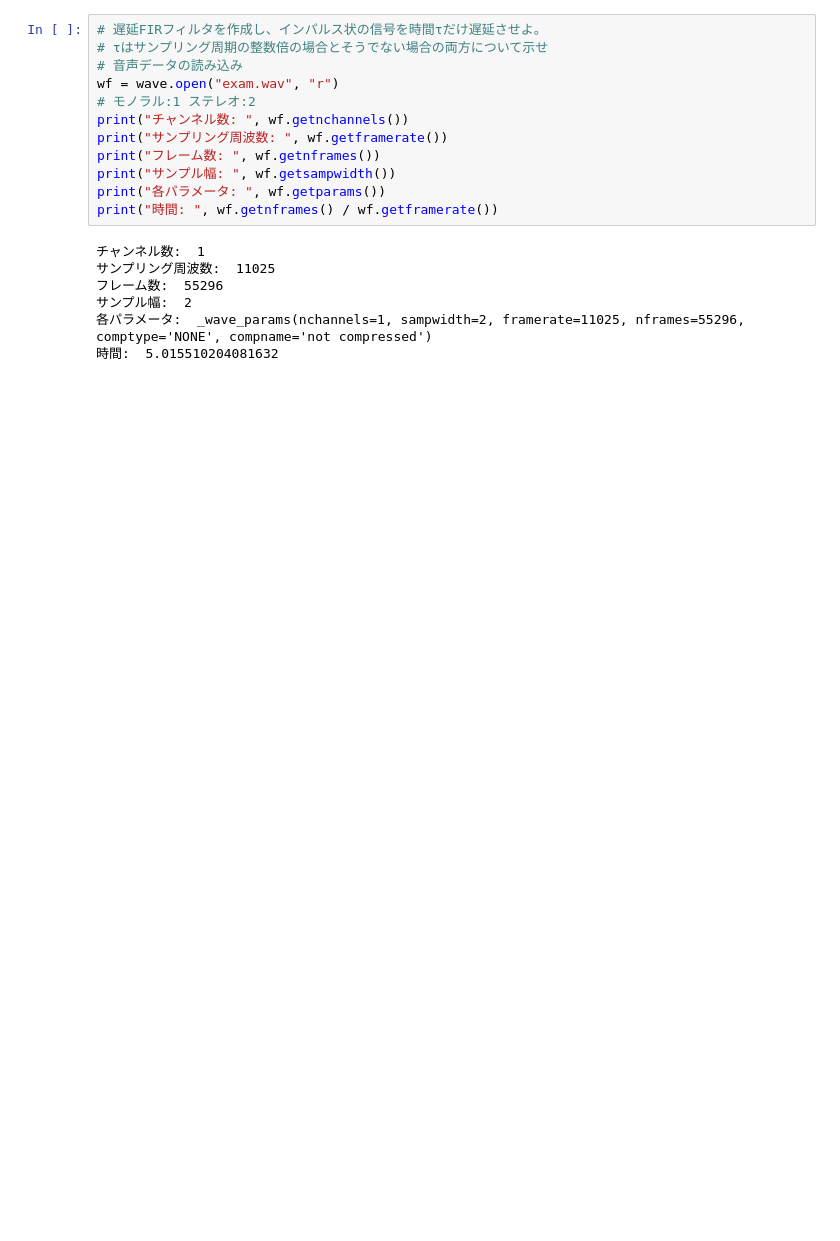
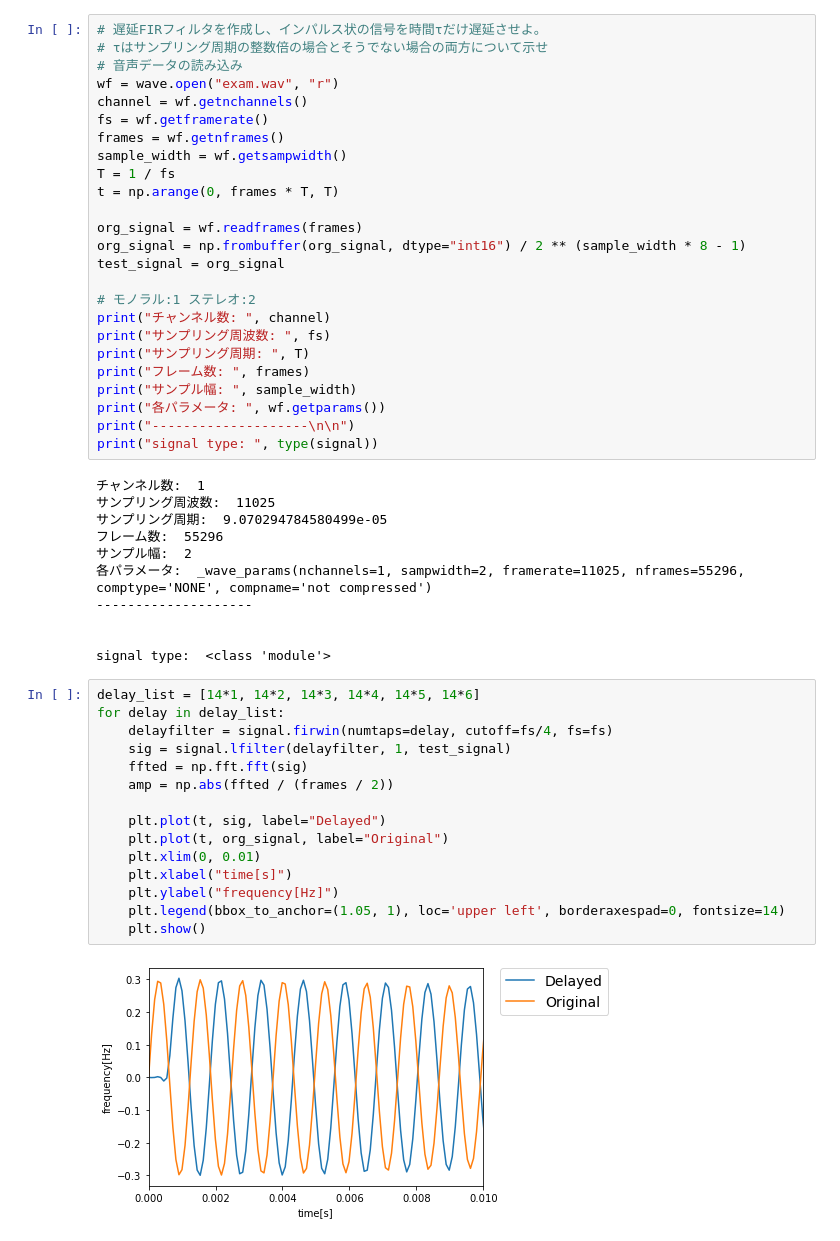
Before and after one commit to Kentkn192837/Cyokaku, a Jupyter notebook: no3.ipynb, the cells around one changed output. Cells and saved outputs as stored; diff of their text form; blank space fills up the shorter version.

```diff
--- a/no3.ipynb
+++ b/no3.ipynb
@@ -8,17 +10,51 @@ from matplotlib import pyplot as plt
 # τはサンプリング周期の整数倍の場合とそうでない場合の両方について示せ
 # 音声データの読み込み
 wf = wave.open("exam.wav", "r")
+channel = wf.getnchannels()
+fs = wf.getframerate()
+frames = wf.getnframes()
+sample_width = wf.getsampwidth()
+T = 1 / fs
+t = np.arange(0, frames * T, T)
+
+org_signal = wf.readframes(frames)
+org_signal = np.frombuffer(org_signal, dtype="int16") / 2 ** (sample_width * 8 - 1)
+test_signal = org_signal
+
 # モノラル:1 ステレオ:2
-print("チャンネル数: ", wf.getnchannels())
-print("サンプリング周波数: ", wf.getframerate())
-print("フレーム数: ", wf.getnframes())
-print("サンプル幅: ", wf.getsampwidth())
+print("チャンネル数: ", channel)
+print("サンプリング周波数: ", fs)
+print("サンプリング周期: ", T)
+print("フレーム数: ", frames)
+print("サンプル幅: ", sample_width)
 print("各パラメータ: ", wf.getparams())
-print("時間: ", wf.getnframes() / wf.getframerate())
+print("--------------------\n\n")
+print("signal type: ", type(signal))
 # %% [output]
 チャンネル数:  1
 サンプリング周波数:  11025
+サンプリング周期:  9.070294784580499e-05
 フレーム数:  55296
 サンプル幅:  2
 各パラメータ:  _wave_params(nchannels=1, sampwidth=2, framerate=11025, nframes=55296, comptype='NONE', compname='not compressed')
-時間:  5.015510204081632
+--------------------
+
+
+signal type:  <class 'module'>
+# %%
+delay_list = [14*1, 14*2, 14*3, 14*4, 14*5, 14*6]
+for delay in delay_list:
+    delayfilter = signal.firwin(numtaps=delay, cutoff=fs/4, fs=fs)
+    sig = signal.lfilter(delayfilter, 1, test_signal)
+    ffted = np.fft.fft(sig)
+    amp = np.abs(ffted / (frames / 2))
+
+    plt.plot(t, sig, label="Delayed")
+    plt.plot(t, org_signal, label="Original")
+    plt.xlim(0, 0.01)
+    plt.xlabel("time[s]")
+    plt.ylabel("frequency[Hz]")
+    plt.legend(bbox_to_anchor=(1.05, 1), loc='upper left', borderaxespad=0, fontsize=14)
+    plt.show()
+# %% [output]
+[figure, added]
```
Also changed, not shown: parts of 3 cells of this notebook, 1 other file.
